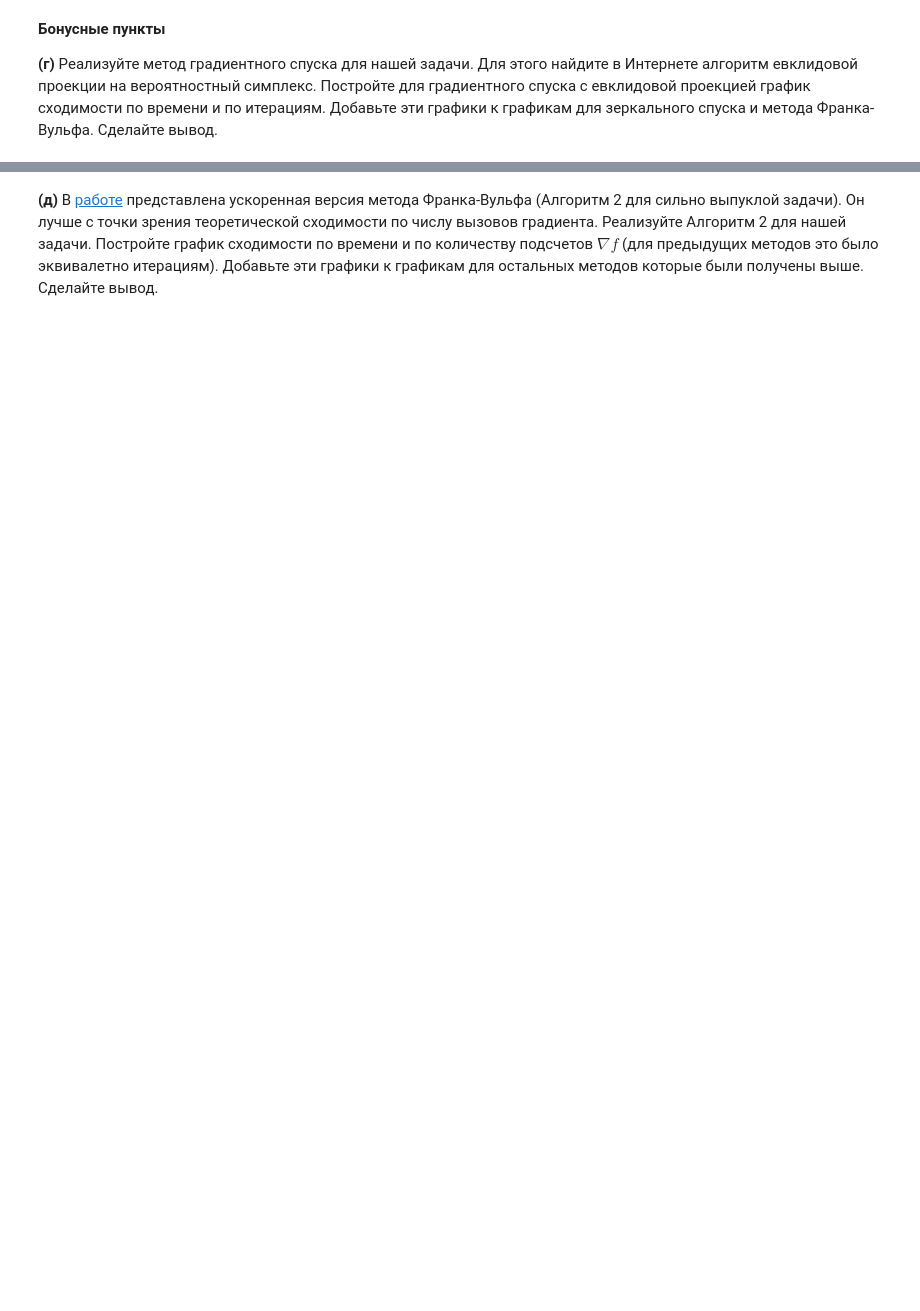
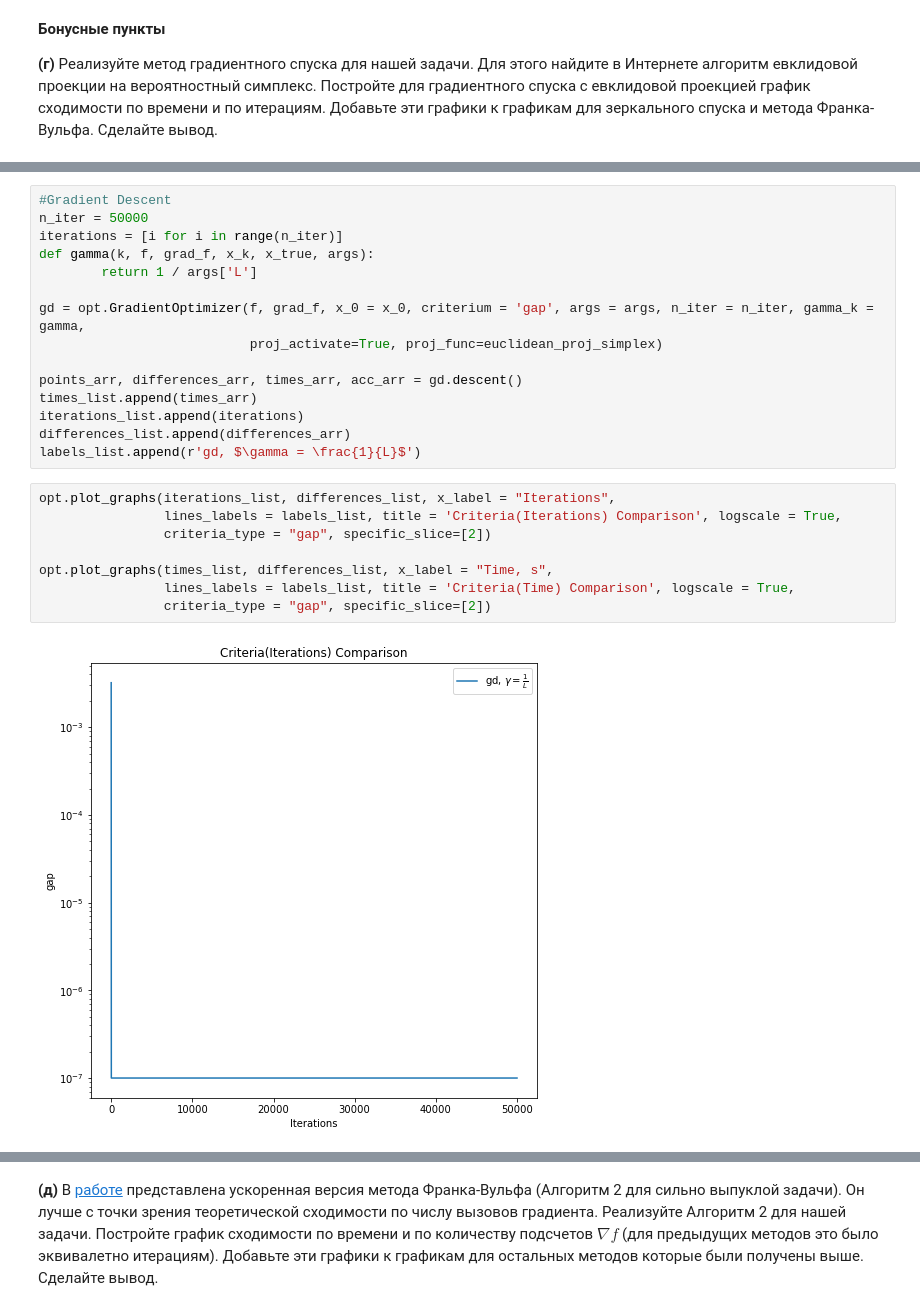
Before and after one commit to k2a07/MIPT-homeworks, a Jupyter notebook: Acharya_Kirill_Optimization_HW_4.ipynb, the cells around one changed output, grey strips where cells are left out. Drawn from its saved outputs; the diff is of its cells as text; blank space fills up the shorter version.

```diff
--- a/Acharya_Kirill_Optimization_HW_4.ipynb
+++ b/Acharya_Kirill_Optimization_HW_4.ipynb
@@ -160,0 +196,25 @@ __(г)__ Реализуйте метод градиентного спуска
+# %%
+#Gradient Descent
+n_iter = 50000
+iterations = [i for i in range(n_iter)]
+def gamma(k, f, grad_f, x_k, x_true, args):
+        return 1 / args['L']
+
+gd = opt.GradientOptimizer(f, grad_f, x_0 = x_0, criterium = 'gap', args = args, n_iter = n_iter, gamma_k = gamma,
+                           proj_activate=True, proj_func=euclidean_proj_simplex)
+
+points_arr, differences_arr, times_arr, acc_arr = gd.descent()
+times_list.append(times_arr)
+iterations_list.append(iterations)
+differences_list.append(differences_arr)
+labels_list.append(r'gd, $\gamma = \frac{1}{L}$')
+# %%
+opt.plot_graphs(iterations_list, differences_list, x_label = "Iterations",
+                lines_labels = labels_list, title = 'Criteria(Iterations) Comparison', logscale = True,
+                criteria_type = "gap", specific_slice=[2])
+
+opt.plot_graphs(times_list, differences_list, x_label = "Time, s",
+                lines_labels = labels_list, title = 'Criteria(Time) Comparison', logscale = True,
+                criteria_type = "gap", specific_slice=[2])
+# %% [output]
+[figure, added]
```
Also changed, not shown: parts of 24 cells of this notebook, 1 other file.
